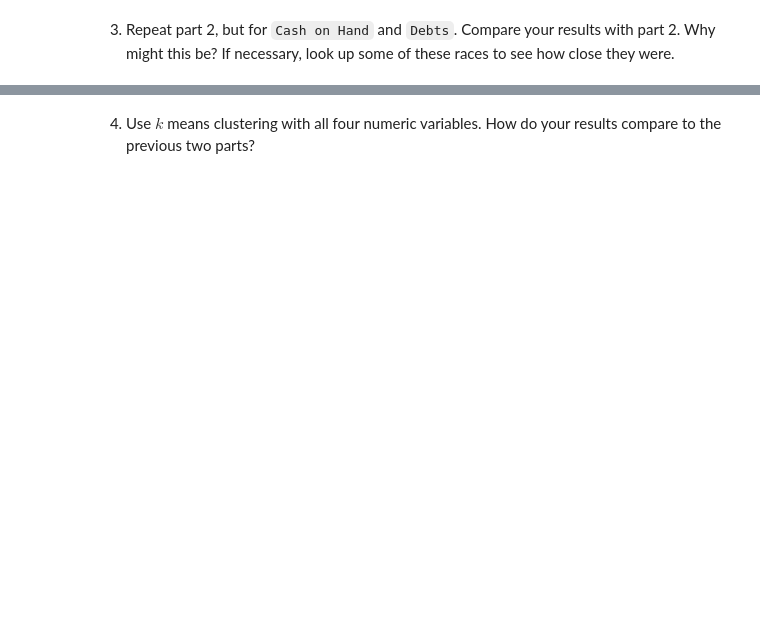
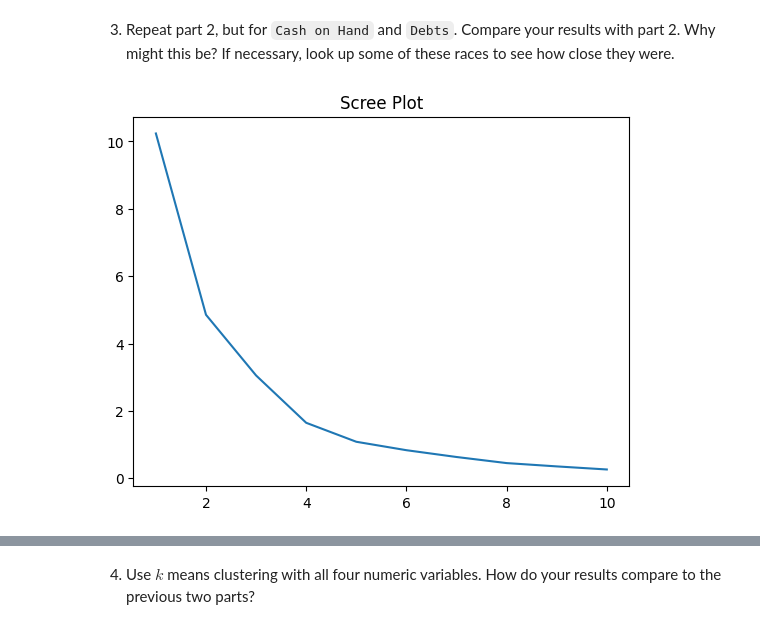
Before and after one commit to xec9cp/clustering_assignment, a Jupyter notebook: assignment_clustering.ipynb, the cells around one changed output, grey strips where cells are left out. Cells and saved outputs as stored; diff of their text form; code cells hidden in the pictures; blank space fills up the shorter version.

```diff
--- a/assignment_clustering.ipynb
+++ b/assignment_clustering.ipynb
@@ -142,2 +203,11 @@ data.head()
 # %% [markdown]
 3. Repeat part 2, but for `Cash on Hand` and `Debts`. Compare your results with part 2. Why might this be? If necessary, look up some of these races to see how close they were.
+# %%
+CD = pd.DataFrame()
+CD['Cash on Hand'] = maxmin(df["Cash on Hand"])
+CD['Debts'] = maxmin(df["Debts"])
+# %%
+# scree plot
+scree_plot(CD) #so k* = 4
+# %% [output]
+[figure, added]
```
Also changed, not shown: parts of 21 cells of this notebook.
